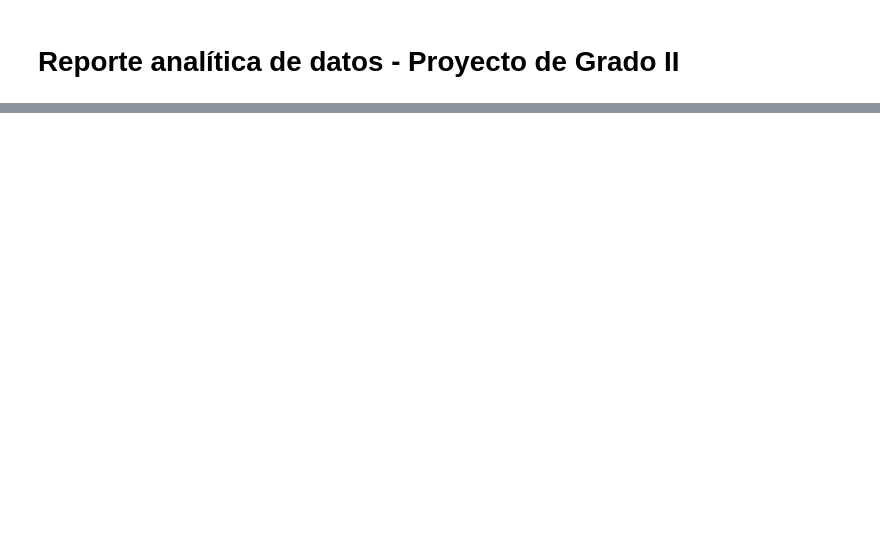
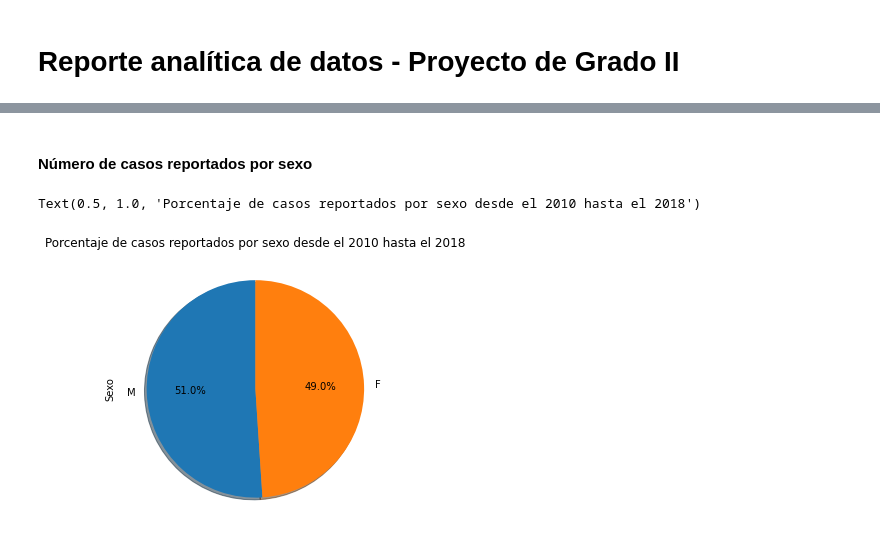
Before and after one commit to JuanImbachi/PDG, a Jupyter notebook: Data Analytics/Data Analytics Report.ipynb, the cells around one changed output, grey strips where cells are left out. Drawn from its saved outputs; the diff is of its cells as text; code cells hidden in the pictures; blank space fills up the shorter version.

```diff
--- a/Data Analytics/Data Analytics Report.ipynb
+++ b/Data Analytics/Data Analytics Report.ipynb
@@ -12,0 +49,8 @@ ParserError: Error tokenizing data. C error: Expected 1 fields in line 610, saw
+# %% [markdown]
+#### Número de casos reportados por sexo
+# %%
+gender = df['Sexo'].value_counts().plot(kind='pie', shadow = True,startangle=90, figsize=(10,5), autopct='%1.1f%%')
+gender.set_title("Porcentaje de casos reportados por sexo desde el 2010 hasta el 2018")
+# %% [output]
+Text(0.5, 1.0, 'Porcentaje de casos reportados por sexo desde el 2010 hasta el 2018')
+[figure, added]
```
Also changed, not shown: parts of 17 cells of this notebook, 2 other files.
